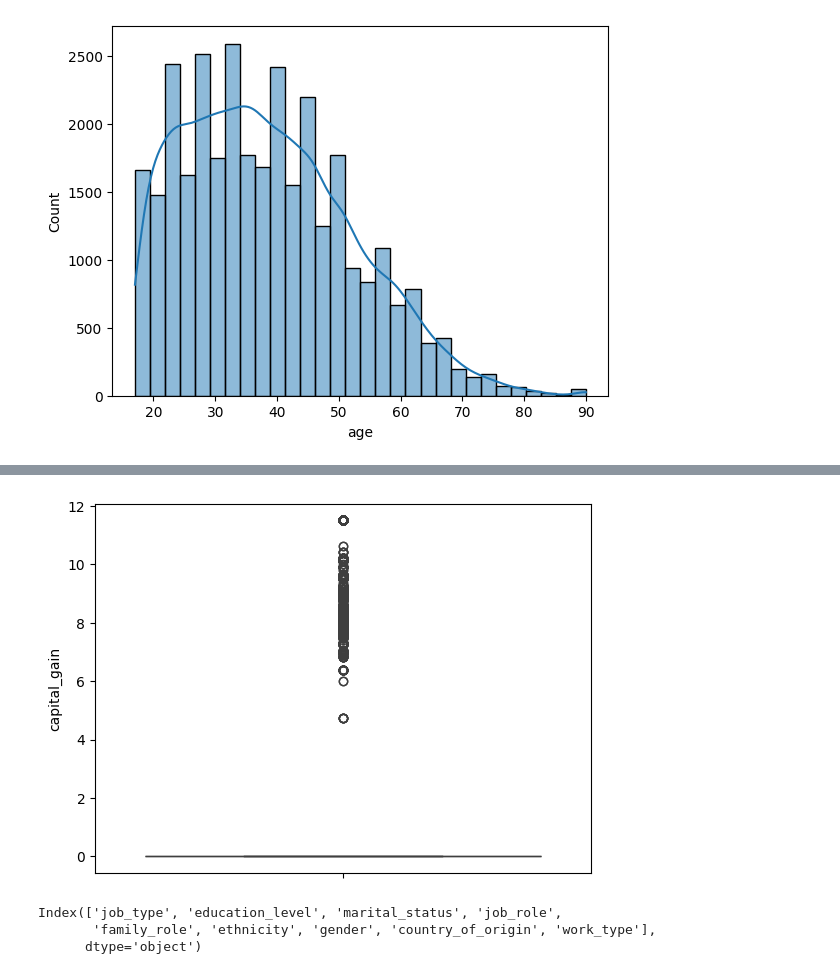
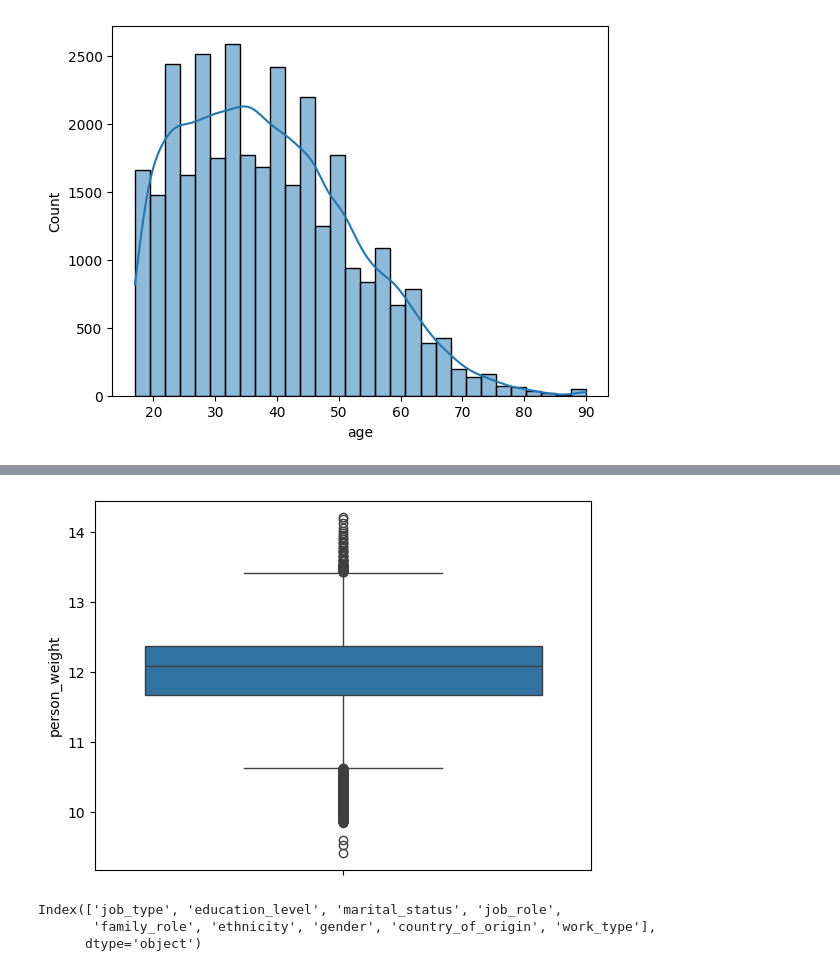
Before and after one commit to Manikantasammeta/AI-ML-Projects, a Jupyter notebook: RandomForest/adult/Main.ipynb, the cells around one changed output, grey strips where cells are left out. Cells and saved outputs as stored; diff of their text form; code cells hidden in the pictures.

```diff
--- a/RandomForest/adult/Main.ipynb
+++ b/RandomForest/adult/Main.ipynb
@@ -203,10 +202,10 @@ plt.show()
 # %%
-df['capital_gain'] = np.log1p(df['capital_gain'])
+df['person_weight'] = np.log1p(df['person_weight'])
 # %%
-sns.boxplot(df['capital_gain'])
+sns.boxplot(df['person_weight'])
 plt.show()
 # %% [output]
-[figure, old version]
+[figure, new version]
 # %%
 df.select_dtypes(include=['object']).columns
 # %% [output]
```
Also changed, not shown: parts of 6 cells of this notebook, 2 other files.
